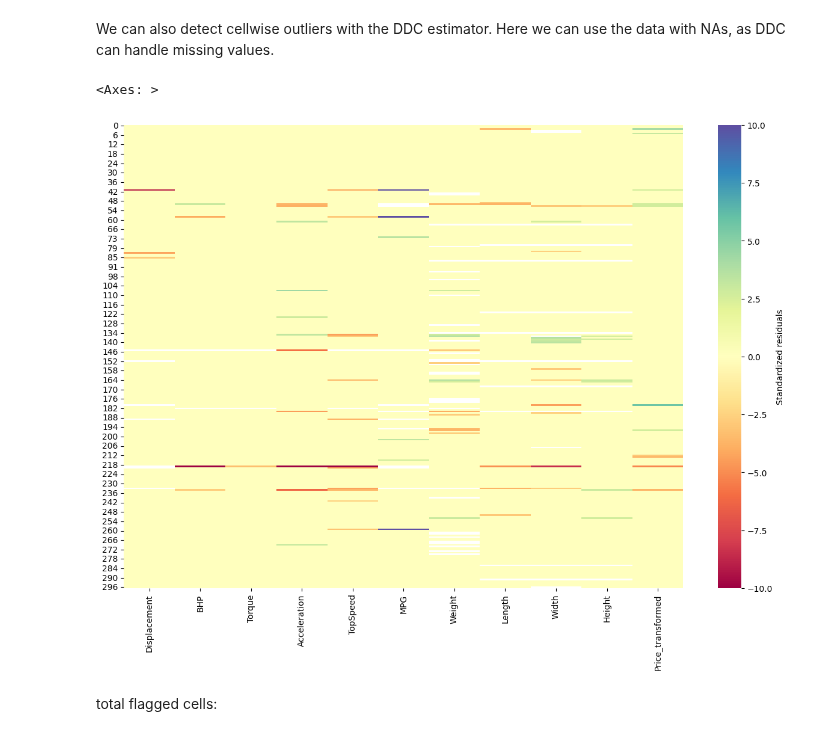
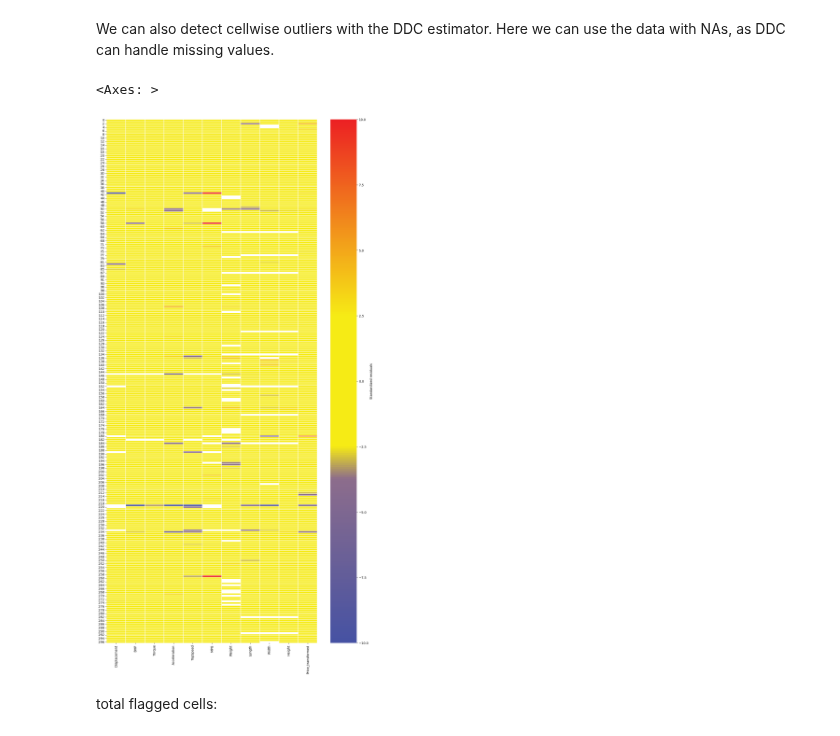
Before and after one commit to STAN-UAntwerp/robpy, a Jupyter notebook: demo_notebooks/topgear.ipynb, the cells around one changed output. Cells and saved outputs as stored; diff of their text form; code cells hidden in the pictures.

Commit message:
enh: update DDC cellmap properties + rerun topgear notebook

```diff
--- a/demo_notebooks/topgear.ipynb
+++ b/demo_notebooks/topgear.ipynb
@@ -223,10 +226,10 @@ We can also detect cellwise outliers with the DDC estimator. Here we can use the
 # %%
 ddc = DDCEstimator().fit(clean_data.drop(columns=['Price']))
 # %%
-ddc.cellmap(clean_data.drop(columns=['Price']), figsize=(15, 10), only_color_outliers=True)
+ddc.cellmap(clean_data.drop(columns=['Price']), figsize=(15, 30))
 # %% [output]
 <Axes: >
-[figure, old version]
+[figure, new version]
 # %% [markdown]
 total flagged cells:
 # %%
```
Also changed, not shown: parts of 5 cells of this notebook, 1 other file.
